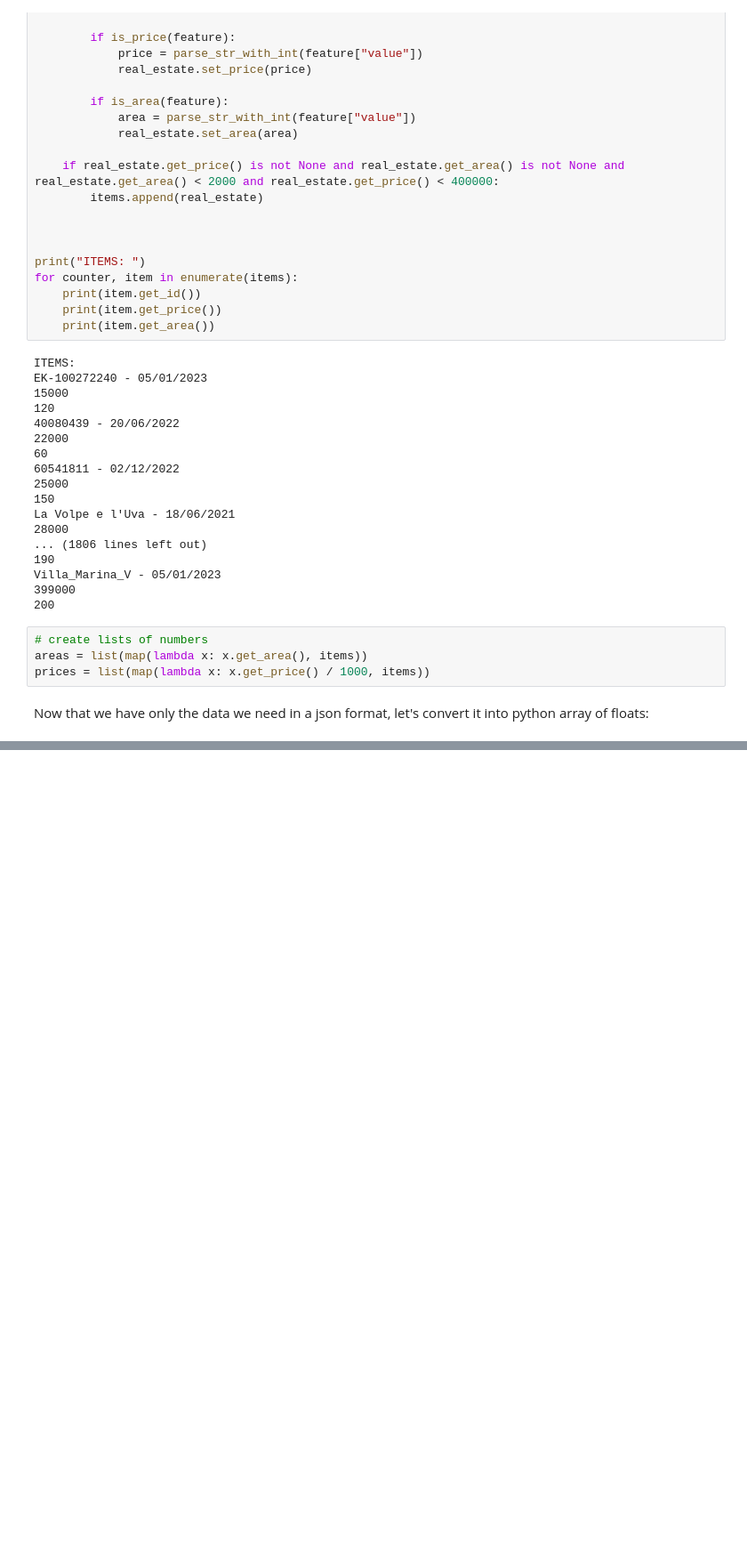
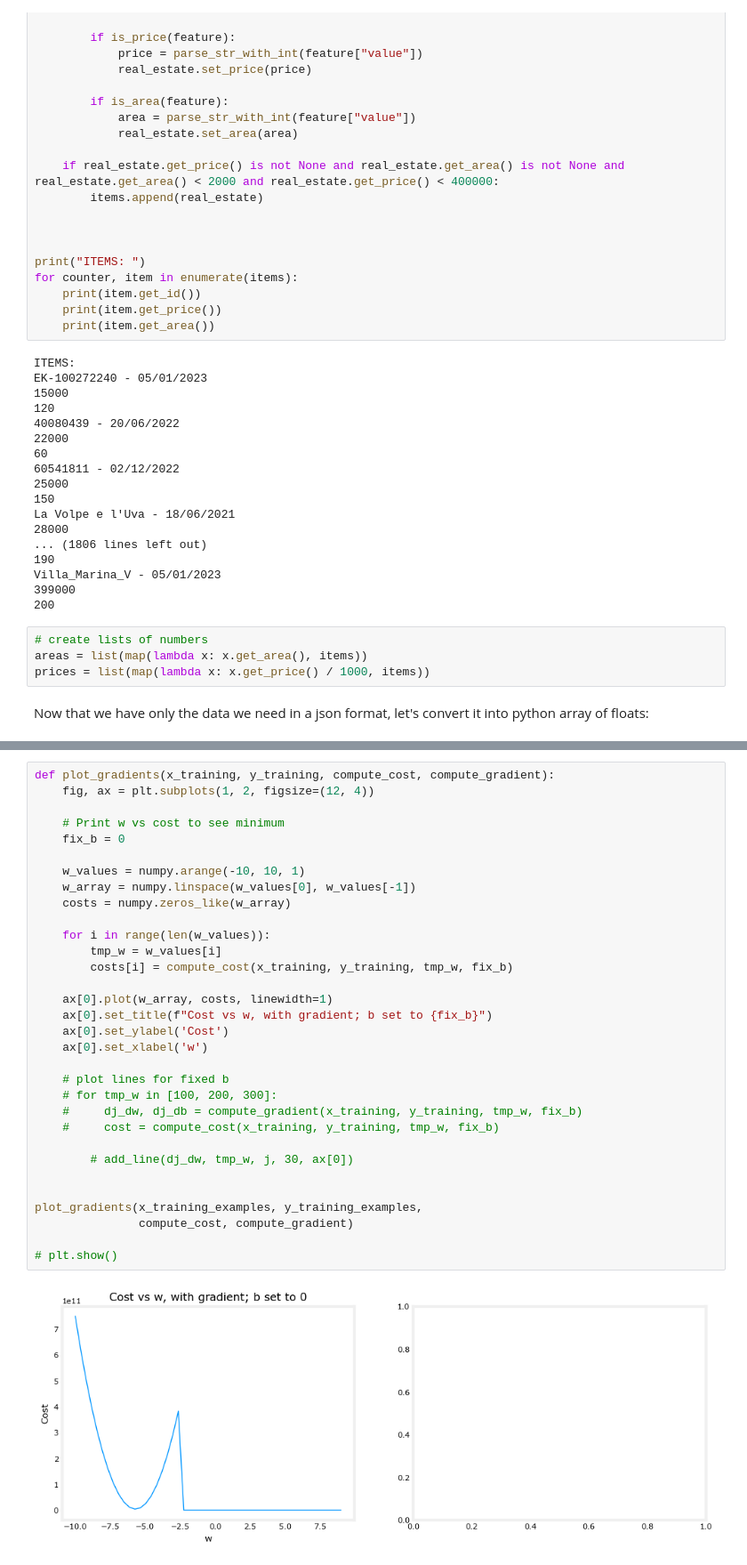
Before and after one commit to MaciejReimann/harvesters, a Jupyter notebook: src/ml-experiments/linear_regression_sassari.ipynb, the cells around one changed output, grey strips where cells are left out. Shown: that part at 89% size. Drawn from its saved outputs; the diff is of its cells as text; blank space fills up the shorter version.

```diff
--- a/src/ml-experiments/linear_regression_sassari.ipynb
+++ b/src/ml-experiments/linear_regression_sassari.ipynb
@@ -310,3 +306,37 @@ print(f"(w,b) found by gradient descent: ({w_final:8.4f},{b_final:8.4f})")
+# %%
+def plot_gradients(x_training, y_training, compute_cost, compute_gradient):
+    fig, ax = plt.subplots(1, 2, figsize=(12, 4))
+
+    # Print w vs cost to see minimum
+    fix_b = 0
+
+    w_values = numpy.arange(-10, 10, 1)
+    w_array = numpy.linspace(w_values[0], w_values[-1])
+    costs = numpy.zeros_like(w_array)
+
+    for i in range(len(w_values)):
+        tmp_w = w_values[i]
+        costs[i] = compute_cost(x_training, y_training, tmp_w, fix_b)
+
+    ax[0].plot(w_array, costs, linewidth=1)
+    ax[0].set_title(f"Cost vs w, with gradient; b set to {fix_b}")
+    ax[0].set_ylabel('Cost')
+    ax[0].set_xlabel('w')
+
+    # plot lines for fixed b
+    # for tmp_w in [100, 200, 300]:
+    #     dj_dw, dj_db = compute_gradient(x_training, y_training, tmp_w, fix_b)
+    #     cost = compute_cost(x_training, y_training, tmp_w, fix_b)
+
+        # add_line(dj_dw, tmp_w, j, 30, ax[0])
+
+
+plot_gradients(x_training_examples, y_training_examples,
+               compute_cost, compute_gradient)
+
+# plt.show()
+# %% [output]
+[figure, added]
 # %%
 # plot cost versus iteration
 fig, (ax1, ax2) = plt.subplots(1, 2, constrained_layout=True, figsize=(12, 4))
```
Also changed, not shown: parts of 7 cells of this notebook.
